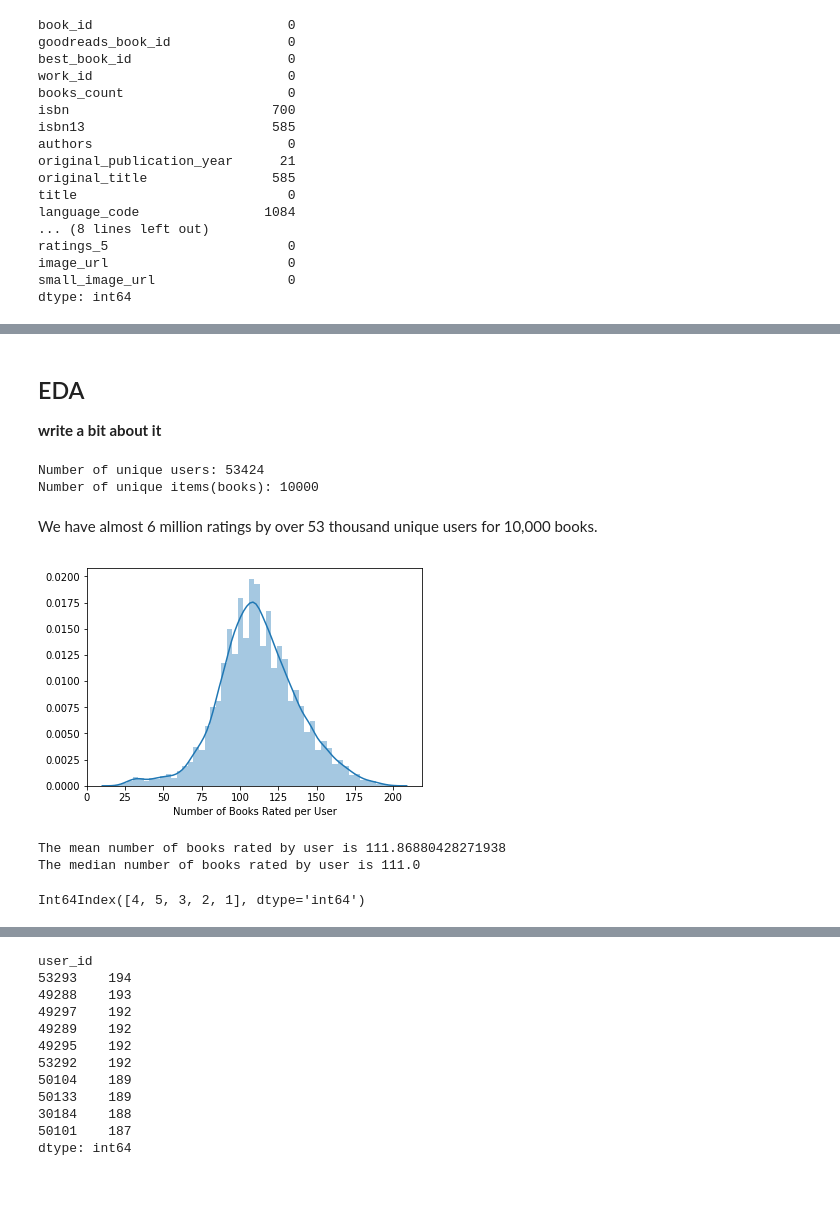
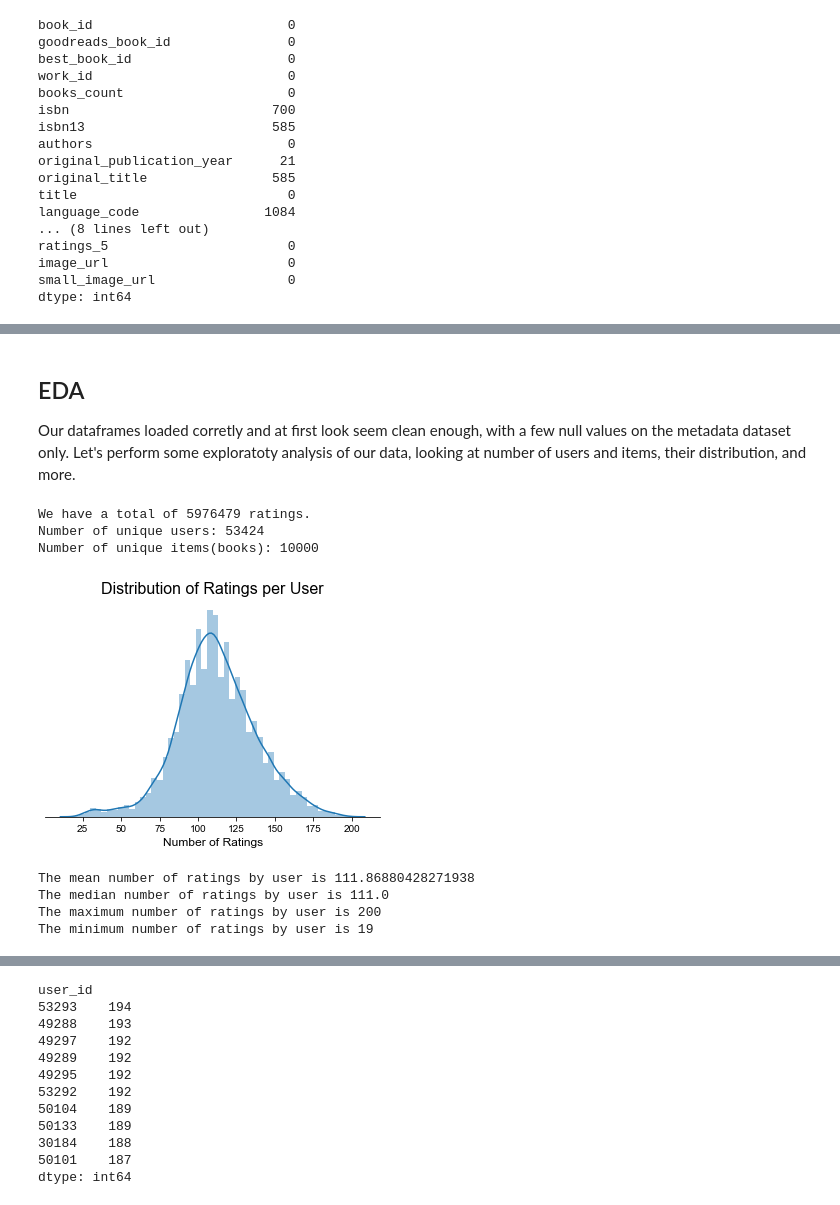
Before and after one commit to gioamorim80/Book-Recommendation-System, a Jupyter notebook: Book Recommendation System.ipynb, the cells around one changed output, grey strips where cells are left out. Cells and saved outputs as stored; diff of their text form; code cells hidden in the pictures.

```diff
--- a/Book Recommendation System.ipynb
+++ b/Book Recommendation System.ipynb
@@ -111,27 +138,34 @@ dtype: int64
-# %% [markdown]
-## EDA
-
-**write a bit about it**
+# %% [markdown]
+## EDA
+
+Our dataframes loaded corretly and at first look seem clean enough, with a few null values on the metadata dataset only. Let's perform some exploratoty analysis of our data, looking at number of users and items, their distribution, and more.
 # %%
+# check number of unique users and items
+print(f'We have a total of {len(ratings)} ratings.')
 print(f'Number of unique users: {ratings.user_id.nunique()}')
 print(f'Number of unique items(books): {ratings.book_id.nunique()}')
 # %% [output]
+We have a total of 5976479 ratings.
 Number of unique users: 53424
 Number of unique items(books): 10000
-# %% [markdown]
-We have almost 6 million ratings by over 53 thousand unique users for 10,000 books.
-# %%
-sns.distplot(ratings.user_id.value_counts(), axlabel='Number of Books Rated per User');
-# %% [output]
-[figure, removed]
+# %%
+# check user ratings distribution per user
+sns.distplot(ratings.user_id.value_counts());
+sns.set_style('white')
+sns.despine(left=True)
+plt.title('Distribution of Ratings per User', fontsize=16)
+plt.yticks([])
+plt.xlabel('Number of Ratings', fontsize=12)
+plt.show();
+# %% [output]
+[figure, added]
 # %%
-print(f'The mean number of books rated by user is {ratings.user_id.value_counts().mean()}')
-print(f'The median number of books rated by user is {ratings.user_id.value_counts().median()}')
+print(f'The mean number of ratings by user is {ratings.user_id.value_counts().mean()}')
+print(f'The median number of ratings by user is {ratings.user_id.value_counts().median()}')
+print(f'The maximum number of ratings by user is {ratings.user_id.value_counts().max()}')
+print(f'The minimum number of ratings by user is {ratings.user_id.value_counts().min()}')
 # %% [output]
-The mean number of books rated by user is 111.86880428271938
-The median number of books rated by user is 111.0
+The mean number of ratings by user is 111.86880428271938
+The median number of ratings by user is 111.0
+The maximum number of ratings by user is 200
+The minimum number of ratings by user is 19
-# %%
-count = ratings.rating.value_counts()
-count.index
-# %% [output]
-Int64Index([4, 5, 3, 2, 1], dtype='int64')
```
Also changed, not shown: parts of 57 cells of this notebook.
